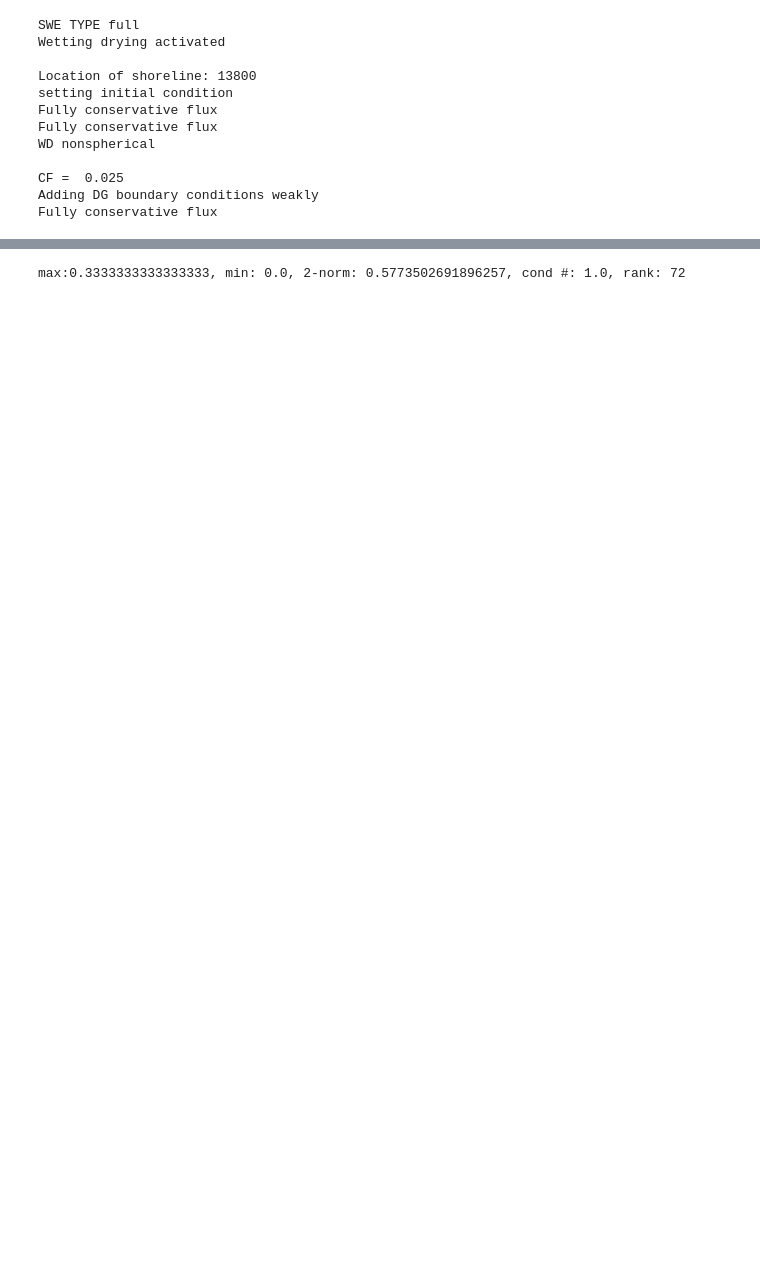
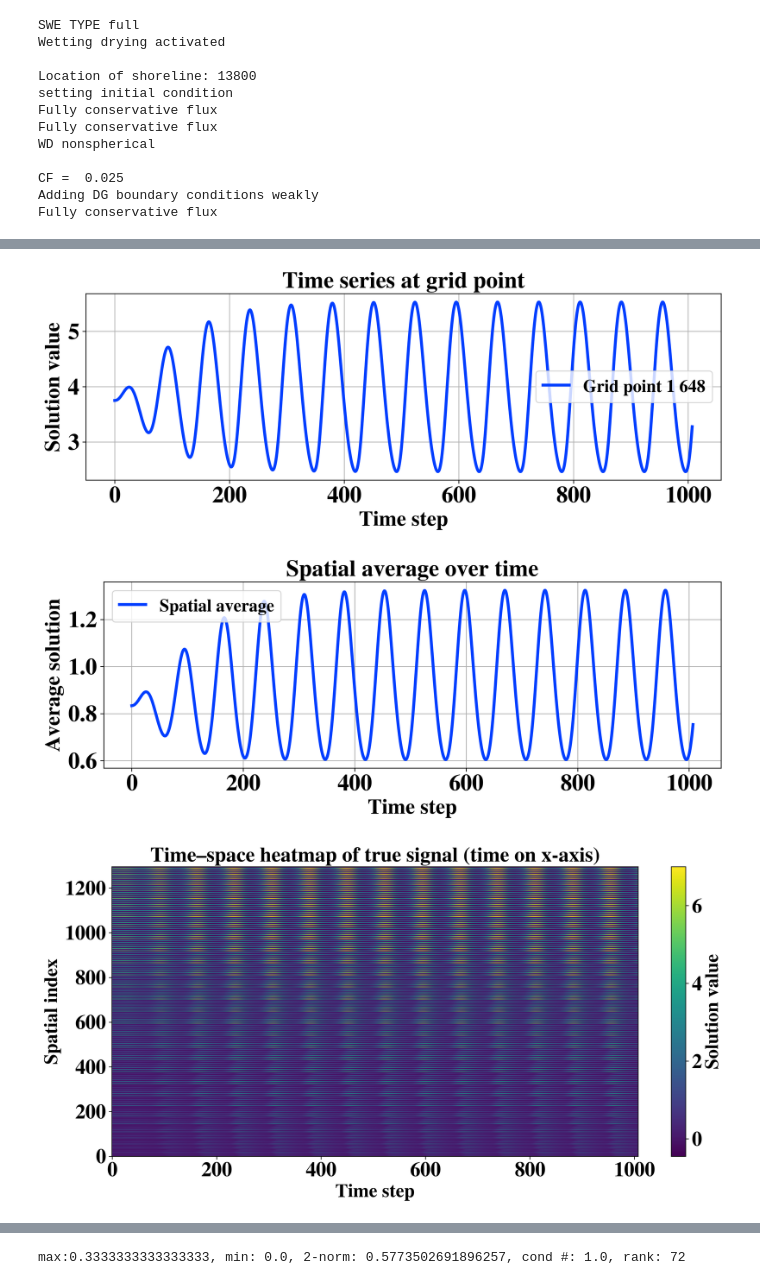
Before and after one commit to rspence821505/SWEMniCS, a Jupyter notebook: examples/sloped_beach_4dvar.ipynb, the cells around one changed output, grey strips where cells are left out. Cells and saved outputs as stored; diff of their text form; code cells hidden in the pictures; blank space fills up the shorter version.

```diff
--- a/examples/sloped_beach_4dvar.ipynb
+++ b/examples/sloped_beach_4dvar.ipynb
@@ -52,12 +52,13 @@ rank = comm.Get_rank()
 size = comm.Get_size()
 
 final_time = 7 * 24 * 60 * 60  # 7 days in seconds
+dt = 900  # 30 minutes in seconds
 problem_params = {
-    'dt': 600,
+    'dt': dt,
     't': 0,
     't_final': final_time,
-    'num_steps': int(np.ceil(final_time/600)),
-    'num_windows': 4,
+    'num_steps': int(np.ceil(final_time/dt)),
+    'num_windows': final_time//14400,  # divide by 4 hours in seconds = 84 windows
     'fric_law': 'linear',    #friction law either quadratic or linear
     'sol_var': 'h'             #solution variable either h or hu
 }
@@ -119,39 +120,43 @@ linear solver convergence 3, i
 # %%
 
 # # Plot 1: Time series at a single grid point (e.g., center point)
-# mid_idx = true_signal.shape[1] // 2
-# plt.figure(figsize=(10, 4))
-# plt.plot(true_signal[:, mid_idx], label=f"Grid point 1 {mid_idx}")
-# # plt.plot(true_signal2[:, mid_idx],label=f"Grid point 2 {mid_idx}")  # Add points for clarity
-# plt.xlabel("Time step")
-# plt.ylabel("Solution value")
-# plt.title("Time series at grid point")
-# plt.grid(True)
-# plt.legend()
-# plt.tight_layout()
-# plt.show()
+mid_idx = true_signal.shape[1] // 2
+plt.figure(figsize=(10, 4))
+plt.plot(true_signal[:, mid_idx], label=f"Grid point 1 {mid_idx}")
+# plt.plot(true_signal2[:, mid_idx],label=f"Grid point 2 {mid_idx}")  # Add points for clarity
+plt.xlabel("Time step")
+plt.ylabel("Solution value")
+plt.title("Time series at grid point")
+plt.grid(True)
+plt.legend()
+plt.tight_layout()
+plt.show()
 
-# # Plot 2: Spatial average over time
-# spatial_mean = true_signal.mean(axis=1)
-# plt.figure(figsize=(10, 4))
-# plt.plot(spatial_mean, label="Spatial average")
-# plt.xlabel("Time step")
-# plt.ylabel("Average solution")
-# plt.title("Spatial average over time")
-# plt.grid(True)
-# plt.legend()
-# plt.tight_layout()
-# plt.show()
+# Plot 2: Spatial average over time
+spatial_mean = true_signal.mean(axis=1)
+plt.figure(figsize=(10, 4))
+plt.plot(spatial_mean, label="Spatial average")
+plt.xlabel("Time step")
+plt.ylabel("Average solution")
+plt.title("Spatial average over time")
+plt.grid(True)
+plt.legend()
+plt.tight_layout()
+plt.show()
 
-# # Plot 3: Time–space heatmap with time on x-axis
-# plt.figure(figsize=(12, 6))
-# plt.imshow(true_signal.T, aspect='auto', cmap='viridis', origin='lower')
-# plt.colorbar(label="Solution value")
-# plt.xlabel("Time step")
-# plt.ylabel("Spatial index")
-# plt.title("Time–space heatmap of true signal (time on x-axis)")
-# plt.tight_layout()
-# plt.show()
+# Plot 3: Time–space heatmap with time on x-axis
+plt.figure(figsize=(12, 6))
+plt.imshow(true_signal.T, aspect='auto', cmap='viridis', origin='lower')
+plt.colorbar(label="Solution value")
+plt.xlabel("Time step")
+plt.ylabel("Spatial index")
+plt.title("Time–space heatmap of true signal (time on x-axis)")
+plt.tight_layout()
+plt.show()
+# %% [output]
+[figure, added]
+[figure, added]
+[figure, added]
 # %%
 
 def build_observation_matrix(prob, V, obs_time_freq=2):
```
Also changed, not shown: parts of 9 cells of this notebook, 5 other files.
